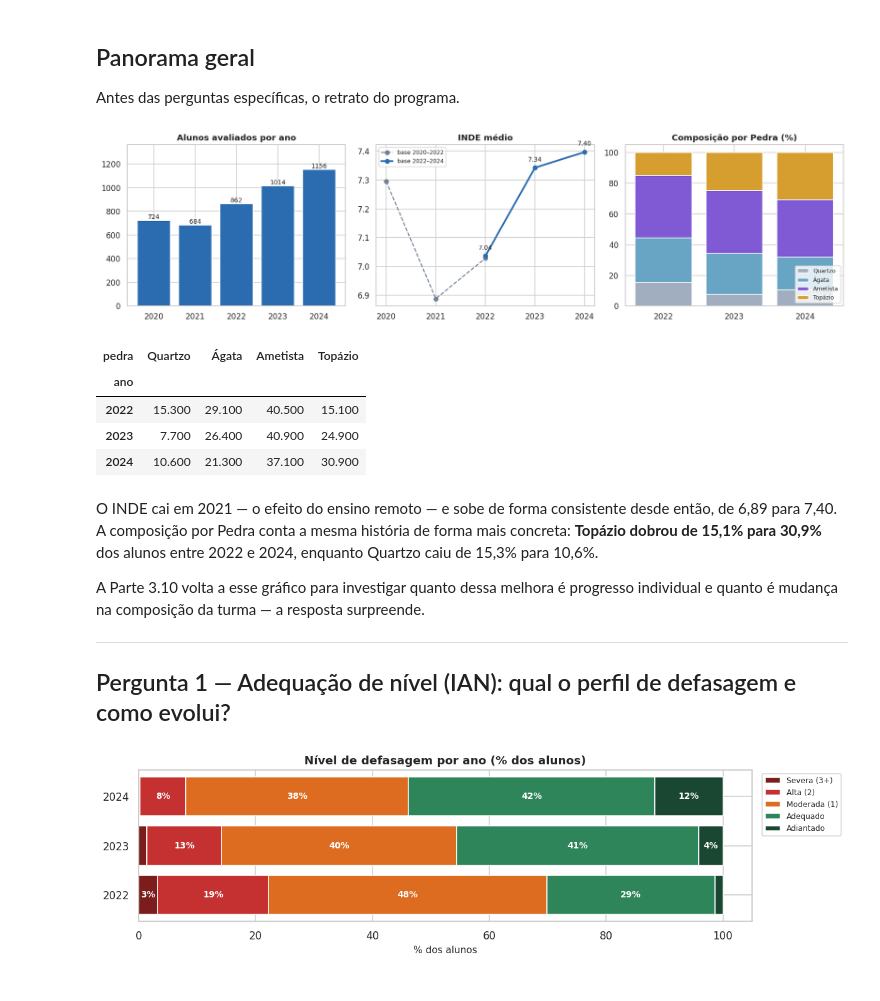
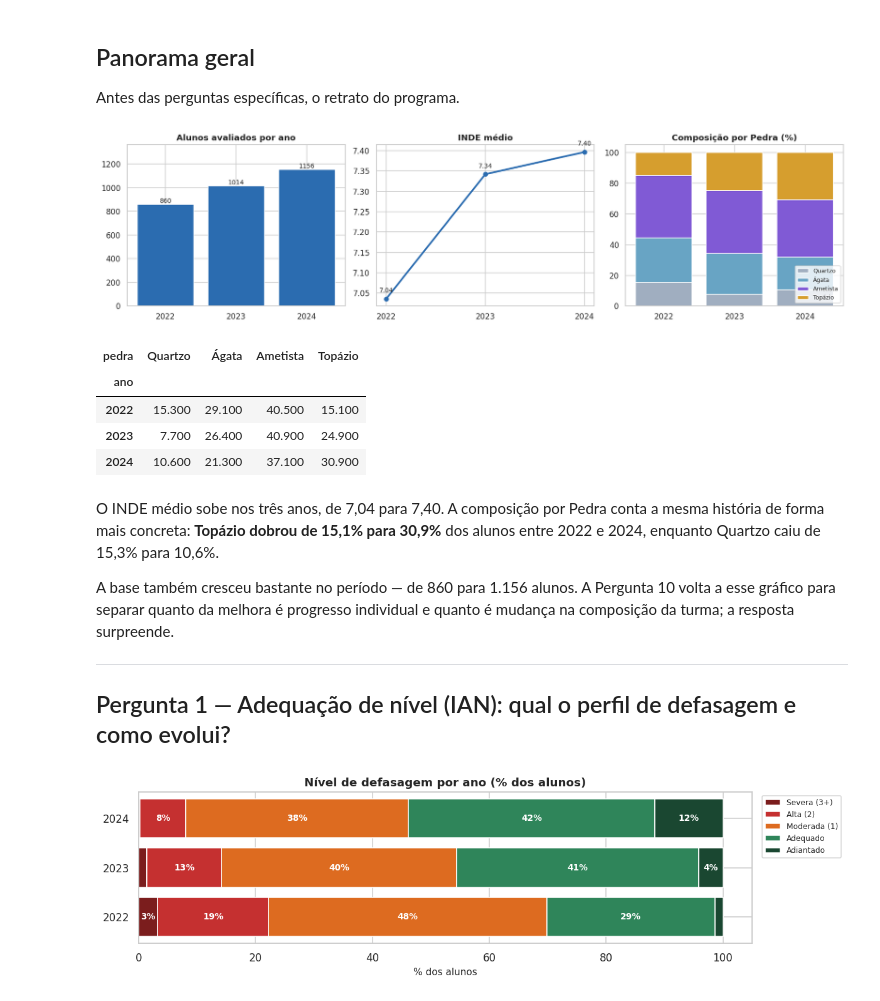
Before and after one commit to jnssena/datathon_2026, a Jupyter notebook: datathon_passos_magicos.ipynb, the cells around one changed output. Cells and saved outputs as stored; diff of their text form; code cells hidden in the pictures.

```diff
--- a/datathon_passos_magicos.ipynb
+++ b/datathon_passos_magicos.ipynb
@@ -226,12 +187,6 @@ pegar os alunos com o **mesmo rótulo anonimizado** nas duas bases e comparar o
 # %%
 def para_numero(serie: pd.Series) -> pd.Series:
-    """
-    Converte texto em float tolerando as marcas do Excel:
-      - vírgula decimal:            '7,036'  -> 7.036
-      - separador de milhar:        '1.234,5'-> 1234.5
-      - células percentuais:        '252%'   -> 2.52
-      - erros de fórmula:           '#NULO!' -> NaN
-    """
+
     if pd.api.types.is_numeric_dtype(serie):
         return serie.astype("float64")
 
@@ -248,11 +203,3 @@ def para_numero(serie: pd.Series) -> pd.Series:
 
     numero = pd.to_numeric(texto, errors="coerce")
     return numero.mask(eh_percentual, numero / 100)
-
-
-chave_legado = bruto_legado["NOME"].str.strip().str.upper()
-chave_novo = brutos[2022]["Nome"].str.strip().str.upper()
-
-print(f"Rótulos no legado  : {chave_legado.nunique()}")
-print(f"Rótulos no PEDE2022: {chave_novo.nunique()}")
-print(f"Rótulos em comum   : {len(set(chave_legado) & set(chave_novo))}")
@@ -999,62 +852,54 @@ Antes das perguntas específicas, o retrato do programa.
 fig, eixos = plt.subplots(1, 3, figsize=(15, 4))
 
 # alunos atendidos
-serie_alunos = pd.concat([
-    historico.groupby("ano").size(),
-    painel.groupby("ano")["id_aluno"].nunique(),
-]).groupby(level=0).max()
+serie_alunos = painel.groupby("ano")["id_aluno"].nunique()
 eixos[0].bar(serie_alunos.index.astype(str), serie_alunos.values, color=COR["principal"])
 for x, v in zip(serie_alunos.index.astype(str), serie_alunos.values):
     eixos[0].text(x, v + 12, str(v), ha="center", fontsize=9)
 eixos[0].set_title("Alunos avaliados por ano")
 eixos[0].set_ylim(0, serie_alunos.max() * 1.18)
 
 # INDE médio
-inde_hist = historico.groupby("ano")["inde"].mean()
-inde_novo = painel.groupby("ano")["inde"].mean()
-eixos[1].plot(inde_hist.index, inde_hist.values, "o--", color=COR["neutro"],
-              label="base 2020–2022")
-eixos[1].plot(inde_novo.index, inde_novo.values, "o-", lw=2.5, color=COR["principal"],
-              label="base 2022–2024")
-for ano, valor in inde_novo.items():
+inde_medio = painel.groupby("ano")["inde"].mean()
+eixos[1].plot(inde_medio.index, inde_medio.values, "o-", lw=2.5, color=COR["principal"])
+for ano, valor in inde_medio.items():
     eixos[1].annotate(f"{valor:.2f}", (ano, valor), textcoords="offset points",
                       xytext=(0, 9), ha="center", fontsize=9)
 eixos[1].set_title("INDE médio")
-eixos[1].set_xticks([2020, 2021, 2022, 2023, 2024])
-eixos[1].legend(fontsize=8)
+eixos[1].set_xticks(ANOS)
 
 # composição por pedra
 composicao = (
     pd.crosstab(painel["ano"], painel["pedra"], normalize="index")
     .reindex(columns=ORDEM_PEDRA) * 100
 )
 base = np.zeros(len(composicao))
 for pedra in ORDEM_PEDRA:
     eixos[2].bar(composicao.index.astype(str), composicao[pedra], bottom=base,
                  color=PALETA_PEDRA[pedra], label=pedra)
     base += composicao[pedra].values
 eixos[2].set_title("Composição por Pedra (%)")
 eixos[2].legend(fontsize=8, loc="lower right")
 
 plt.tight_layout()
 plt.show()
 
 display(composicao.round(1))
 # %% [output]
-[figure, old version]
+[figure, new version]
 | pedra | Quartzo | Ágata | Ametista | Topázio |
 | ano |  |  |  |  |
 | 2022 | 15.300 | 29.100 | 40.500 | 15.100 |
 | 2023 | 7.700 | 26.400 | 40.900 | 24.900 |
 | 2024 | 10.600 | 21.300 | 37.100 | 30.900 |
 # %% [markdown]
-O INDE cai em 2021 — o efeito do ensino remoto — e sobe de forma consistente desde
-então, de 6,89 para 7,40. A composição por Pedra conta a mesma história de forma mais
-concreta: **Topázio dobrou de 15,1% para 30,9%** dos alunos entre 2022 e 2024, enquanto
-Quartzo caiu de 15,3% para 10,6%.
+O INDE médio sobe nos três anos, de 7,04 para 7,40. A composição por Pedra conta a mesma
+história de forma mais concreta: **Topázio dobrou de 15,1% para 30,9%** dos alunos entre
+2022 e 2024, enquanto Quartzo caiu de 15,3% para 10,6%.
 
-A Parte 3.10 volta a esse gráfico para investigar quanto dessa melhora é progresso
-individual e quanto é mudança na composição da turma — a resposta surpreende.
+A base também cresceu bastante no período — de 860 para 1.156 alunos. A Pergunta 10 volta
+a esse gráfico para separar quanto da melhora é progresso individual e quanto é mudança na
+composição da turma; a resposta surpreende.
 
 ---
 ## Pergunta 1 — Adequação de nível (IAN): qual o perfil de defasagem e como evolui?
```
Also changed, not shown: parts of 22 cells of this notebook, 3 other files.
